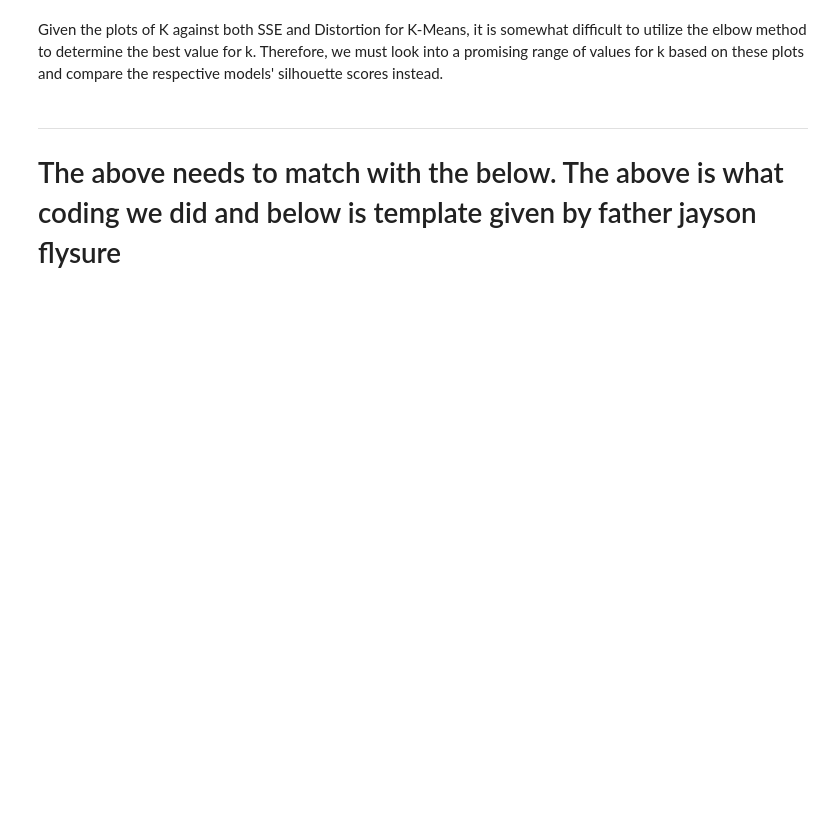
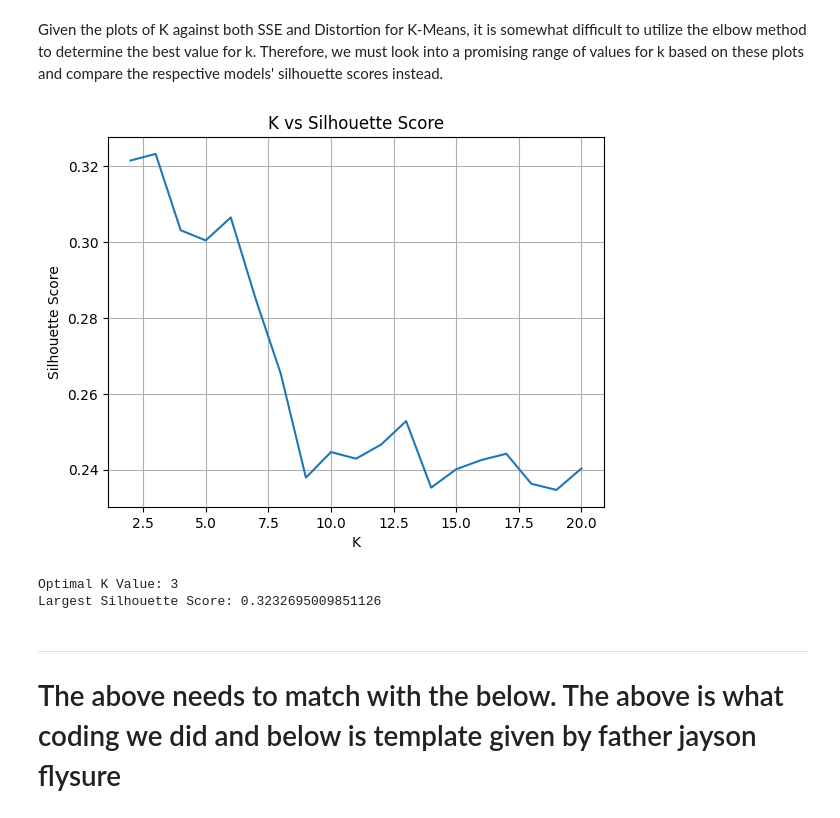
Before and after one commit to Purpup/COGS118B-Project, a Jupyter notebook: FinalProject.ipynb, the cells around one changed output. Saved outputs shown, nothing was run; the diff lists cells and outputs as text; code cells hidden in the pictures; blank space fills up the shorter version.

Commit message:
readding silhouette score for kmeans

```diff
--- a/FinalProject.ipynb
+++ b/FinalProject.ipynb
@@ -559,6 +559,29 @@ plt.show()
 [figure]
 # %% [markdown]
 Given the plots of K against both SSE and Distortion for K-Means, it is somewhat difficult to utilize the elbow method to determine the best value for k. Therefore, we must look into a promising range of values for k based on these plots and compare the respective models' silhouette scores instead.
+# %%
+silhouette_scores = []
+K = range(2, 21)
+for k in K:
+    kmeans = KMeans(n_clusters = k, random_state=99)
+    kmeans.fit(df_normalized_numeric)
+    silhouette_scores.append(silhouette_score(df_normalized_numeric, kmeans.labels_))
+
+plt.plot(K, silhouette_scores)
+plt.title('K vs Silhouette Score')
+plt.xlabel('K')
+plt.ylabel('Silhouette Score')
+plt.grid()
+plt.show()
+
+optimal_silhouette = max(silhouette_scores)
+optimal_k = K[silhouette_scores.index(optimal_silhouette)]
+print('Optimal K Value: ' + str(optimal_k))
+print('Largest Silhouette Score: ' + str(optimal_silhouette))
+# %% [output]
+[figure, added]
+Optimal K Value: 3
+Largest Silhouette Score: 0.3232695009851126
 # %% [markdown]
 ----
 # The above needs to match with the below. The above is what coding we did and below is template given by father jayson flysure
```
